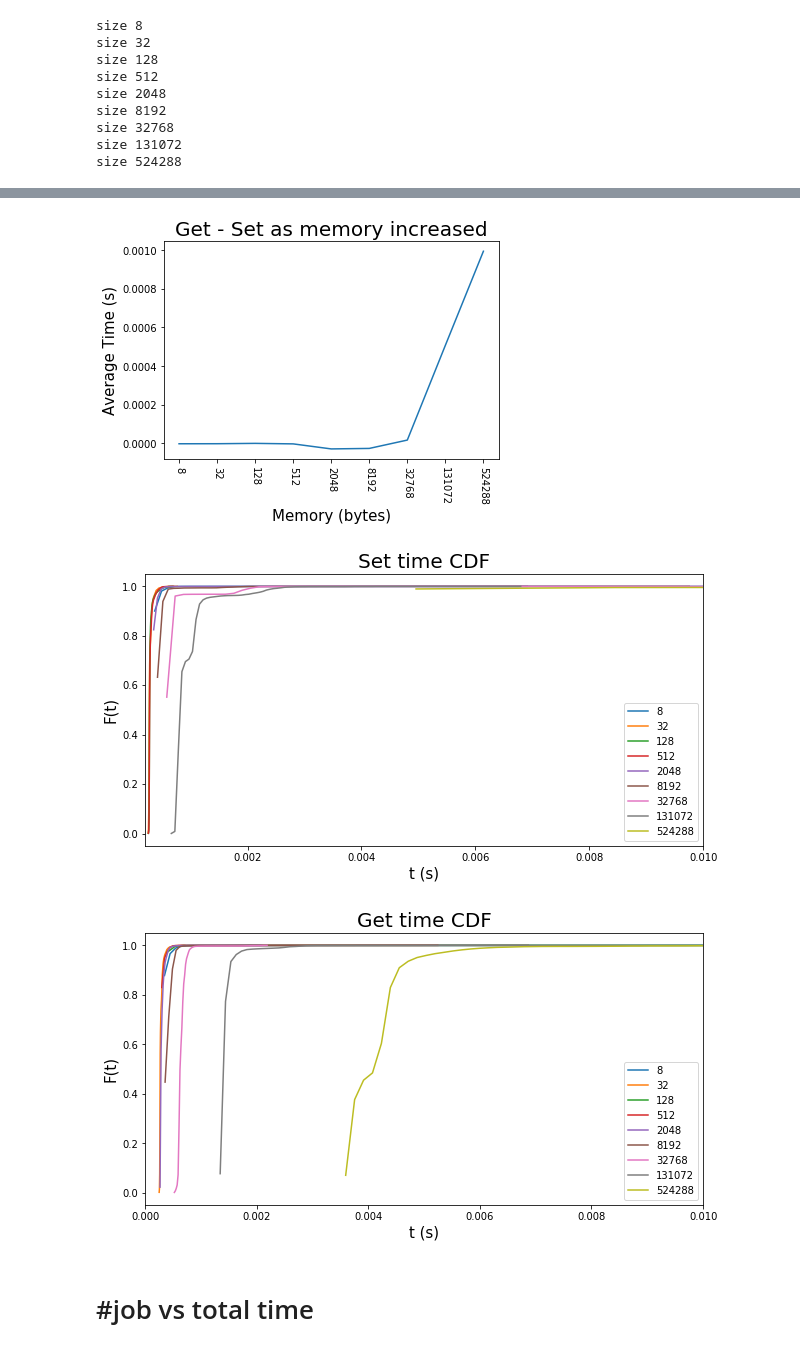
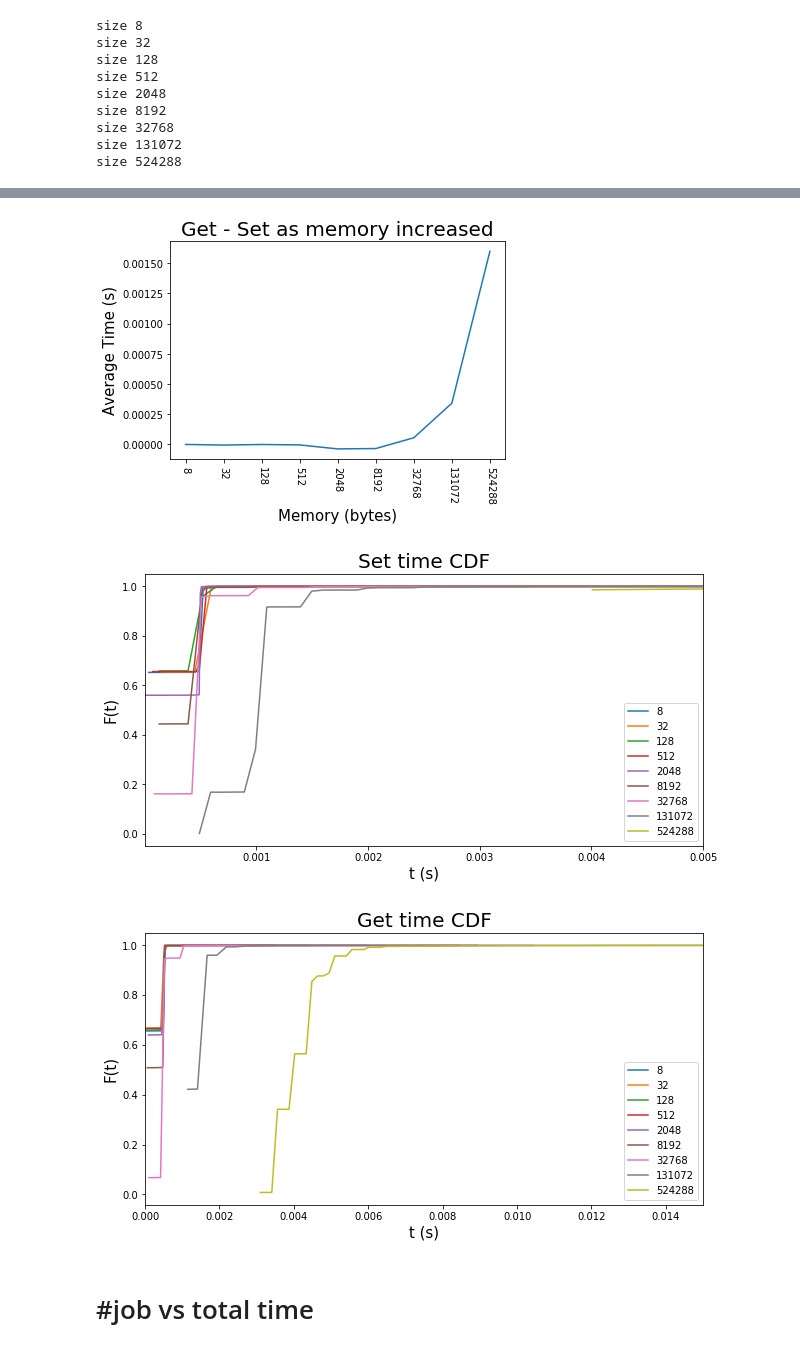
Before and after one commit to nikhilphatak1/datastore-profiling, a Jupyter notebook: redis/redis_check.ipynb, the cells around one changed output, grey strips where cells are left out. Cells and saved outputs as stored; diff of their text form; code cells hidden in the pictures.

```diff
--- a/redis/redis_check.ipynb
+++ b/redis/redis_check.ipynb
@@ -20,6 +21,7 @@ r = redis.Redis(host="192.168.99.100",port=6379)
 # Test job size vs job time
 # %%
 # clear keys
+N = 10000
 for i in range(N):
     r.delete("{0:015b}".format(i))
 # %%
@@ -53,22 +55,22 @@ for size in array_sizes:
         # set
         x = np.random.uniform(0,1,size=(size,size))
 
-        t_start = r.time()
+        t_start = time.time_ns()#r.time()
         r.set(key,x.tobytes())
-        t_end = r.time()
+        t_end = time.time_ns()#r.time()
 
-        job_time = (t_end[0] + t_end[1]*1e-6)-(t_start[0] + t_start[1]*1e-6)
+        job_time = (t_end-t_start)* 10**(-9)#(t_end[0] + t_end[1]*1e-6)-(t_start[0] + t_start[1]*1e-6)
         t_set.append(job_time)
-        t_set_complete.append(t_end[0] + t_end[1]*1e-6)
+        #t_set_complete.append(t_end[0] + t_end[1]*1e-6)
 
         # get
-        t_start = r.time()
+        t_start = time.time_ns()#r.time()
         r.get(key)
-        t_end =  r.time()
+        t_end =  time.time_ns()#r.time()
 
-        job_time = (t_end[0] + t_end[1]*1e-6)-(t_start[0] + t_start[1]*1e-6)
+        job_time = (t_end-t_start)* 10**(-9)#(t_end[0] + t_end[1]*1e-6)-(t_start[0] + t_start[1]*1e-6)
         t_get.append(job_time)
-        t_get_complete.append(t_end[0] + t_end[1]*1e-6)
+        #t_get_complete.append(t_end[0] + t_end[1]*1e-6)
 
         # delete key
         r.delete(key)
@@ -110,7 +112,7 @@ plt.ylabel("Average Time (s)",fontsize=15)
 plt.title("Get - Set as memory increased",fontsize=20)
 plt.show()
 # %% [output]
-[figure, old version]
+[figure, new version]
 # %%
 plt.figure(figsize=(10,5))
 
@@ -129,36 +131,36 @@ for size in array_sizes:
 
 
 
-plt.xlim([0.0002,0.01])
+plt.xlim([0.000002,0.005])
 plt.legend(array_sizes**2 * 8)
 plt.title("Set time CDF",fontsize=20)
 plt.show()
 # %% [output]
-[figure, old version]
+[figure, new version]
 # %%
 plt.figure(figsize=(10,5))
 
 
 for size in array_sizes:
     key = size**2 * 8
 
     t = time_table_get[str(key)]
 
     num_bins = int(np.sqrt(len(t)))#int(np.floor(5/3 * (len(t)**(1/3))))
     counts, bin_edges = np.histogram (t, bins=num_bins, normed=True)
     cdf = np.cumsum (counts)
     #plt.plot (np.hstack((np.zeros((1,)),bin_edges[1:])), np.hstack((np.zeros(1,),cdf/cdf[-1])))
     plt.plot(bin_edges[1:], cdf/cdf[-1])
     plt.xlabel("t (s)",fontsize=15); plt.ylabel("F(t)",fontsize=15);
 
 
 
-plt.xlim([0,0.01])
+plt.xlim([0,0.015])
 plt.legend(array_sizes**2 * 8)
 plt.title("Get time CDF",fontsize=20)
 plt.show()
 # %% [output]
-[figure, old version]
+[figure, new version]
 # %%
 # clear keys
 for i in range(N):
```
Also changed, not shown: parts of 7 cells of this notebook, 1 other file.
